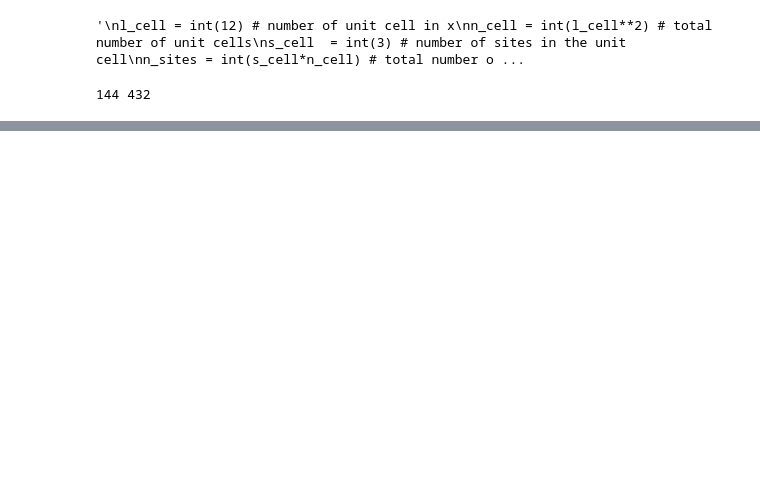
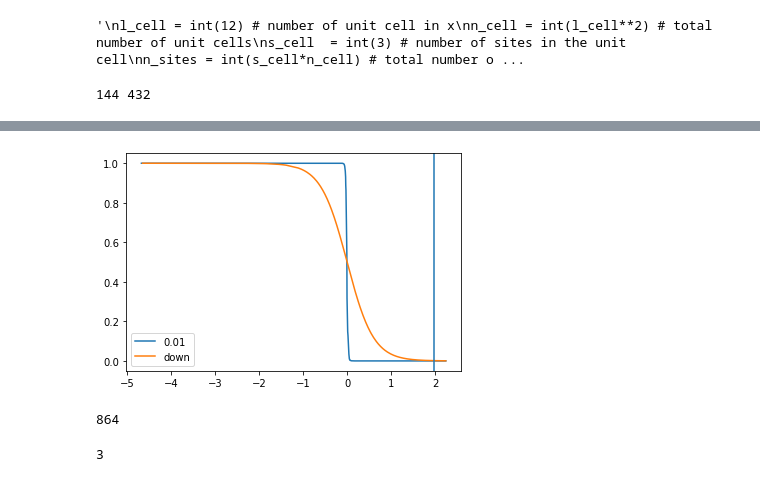
Before and after one commit to Shashi1a/intkagome, a Jupyter notebook: Untitled.ipynb, the cells around one changed output, grey strips where cells are left out. Cells and saved outputs as stored; diff of their text form; code cells hidden in the pictures; blank space fills up the shorter version.

```diff
--- a/Untitled.ipynb
+++ b/Untitled.ipynb
@@ -471,0 +595,14 @@ plt.show()
+# %%
+plt.plot(evls,ff,label=0.01)
+#plt.plot(evls2[0::2],ff2[0::2],label='up')
+plt.plot(evls2[1::2],ff2[1::2],label='down')
+plt.axvline(x=1.97,color='')
+plt.legend()
+
+plt.show()
+# %% [output]
+[figure, added]
+# %%
+np.isclose(hpsi[0,:],epsi[0,:]).sum()
+# %% [output]
+864
@@ -471,0 +629,5 @@ plt.show()
+# %%
+y = x.add()
+print(y)
+# %% [output]
+3
```
Also changed, not shown: parts of 21 cells of this notebook.
